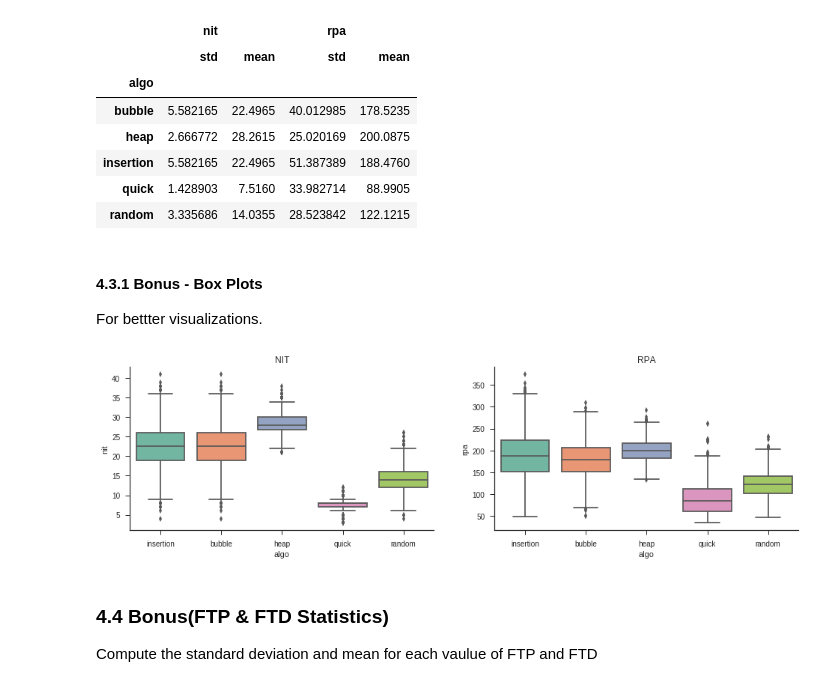
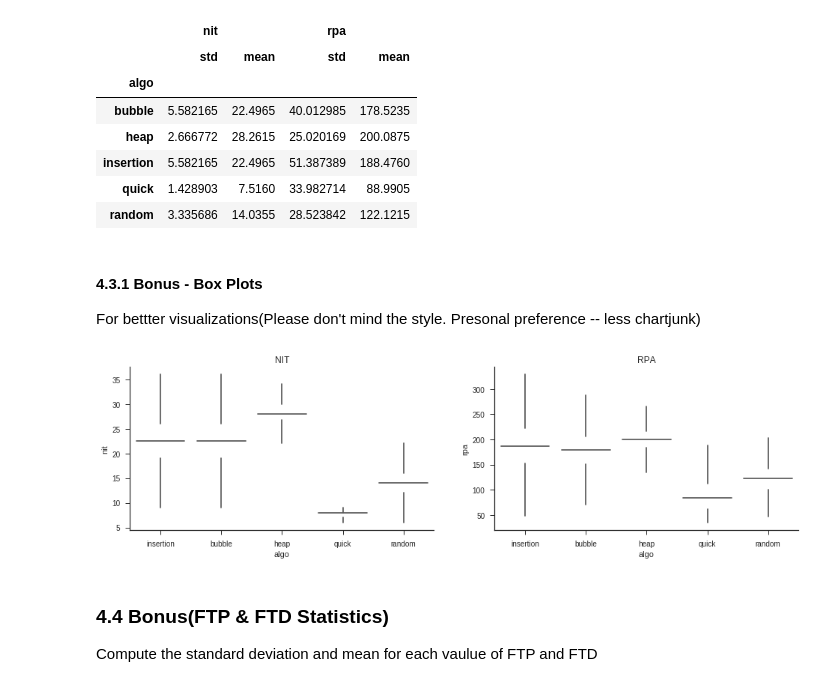
Before and after one commit to nikitautiu/datascience, a Jupyter notebook: risttest/risttest.ipynb, the cells around one changed output. Saved outputs shown, nothing was run; the diff lists cells and outputs as text; code cells hidden in the pictures.

```diff
--- a/risttest/risttest.ipynb
+++ b/risttest/risttest.ipynb
@@ -453,18 +460,20 @@ NIT and RPA statistics
 | random | 3.335686 | 14.0355 | 28.523842 | 122.1215 |
 # %% [markdown]
 #### 4.3.1 Bonus - Box Plots
-For bettter visualizations.
+For bettter visualizations(Please don't mind the style. Presonal preference -- less chartjunk)
 # %%
 # plot rpa and nit side by side
 f, axes = plt.subplots(1, 2, figsize=(16, 4), sharex=True)
 
-sns.boxplot(ax=axes[0], x='algo', y='nit', data=X_feat)
-sns.boxplot(ax=axes[1], x='algo', y='rpa', data=X_feat)
+sns.boxplot(ax=axes[0], x='algo', y='nit', data=X_feat,
+            showbox=False, showcaps=False, showfliers=False)
+sns.boxplot(ax=axes[1], x='algo', y='rpa', data=X_feat,
+            showbox=False, showcaps=False, showfliers=False)
 axes[0].set_title('NIT')
 axes[1].set_title('RPA')
 sns.despine()
 # %% [output]
-[figure, old version]
+[figure, new version]
 # %% [markdown]
 ### 4.4 Bonus(FTP & FTD Statistics)
 Compute the standard deviation and mean for each vaulue of FTP and FTD
```
Also changed, not shown: parts of 12 cells of this notebook.
